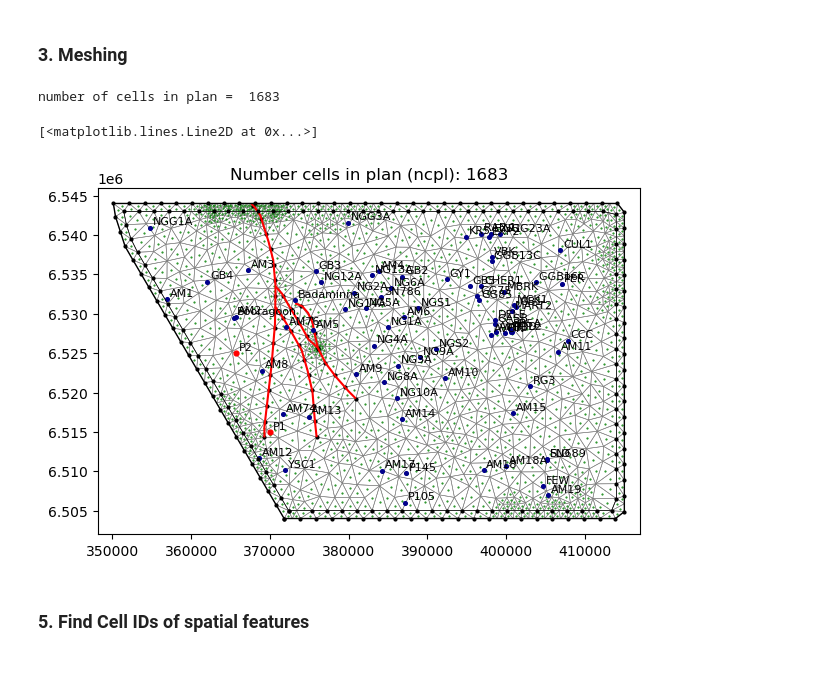
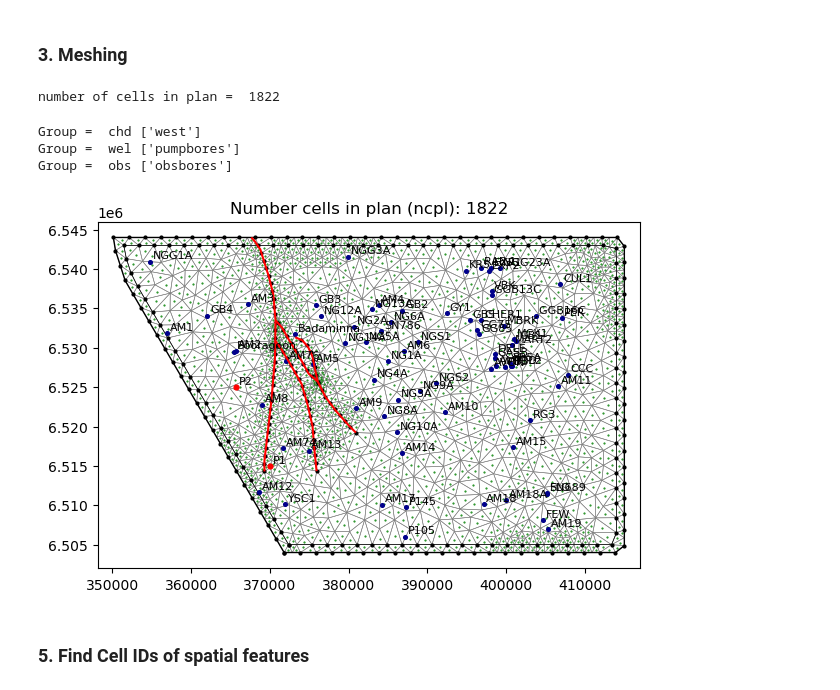
Before and after one commit to malvina-chmielarski/Otorowiri, a Jupyter notebook: scripts/main_script.ipynb, the cells around one changed output. Drawn from its saved outputs; the diff is of its cells as text; code cells hidden in the pictures.

```diff
--- a/scripts/main_script.ipynb
+++ b/scripts/main_script.ipynb
@@ -67,10 +62,13 @@ bonjour
 [interactive output not drawn]
 # %% [markdown]
 ### 3. Meshing
+# %%
+from loopflopy.mesh import Mesh
+special_cells = {'chd': ['west'],
+                 'wel': ['pumpbores'],
+                 'obs': ['obsbores'], }
+mesh = Mesh(plangrid = 'tri', special_cells = special_cells) # special cells to identify as arguements
 # %%
-from loopflopy.mesh import Mesh
-mesh = Mesh(plangrid = 'tri')
-
 mesh.modelmaxtri = 3000000
 mesh.boundmaxtri = 999999999
 mesh.angle = 32   # minimum triangle angles
@@ -86,8 +88,4 @@ boresinner, boresouter, obs_tri_vertices = prepboremesh(spatial, mesh)
 # %%
-import process_mesh
-process_mesh.prepare_nodes(mesh, spatial)
-process_mesh.prepare_polygons(mesh, spatial)
-
 from loopflopy.mesh_routines import tri_meshing
 mesh.cell2d, mesh.xcyc, mesh.vertices, mesh.tri = tri_meshing(project, spatial, mesh)
 mesh.ncpl = len(mesh.cell2d)
@@ -96,32 +94,21 @@ mesh.gi = flopy.utils.GridIntersect(mesh.vgrid)
 mesh.ibd = np.zeros(mesh.ncpl, dtype=int) # empty array top shade important cells
 print('number of cells in plan = ', mesh.ncpl)
 # %% [output]
-number of cells in plan =  1683
+number of cells in plan =  1822
-# %%
-xlim, ylim = [spatial.x0, spatial.x1], [spatial.y0, spatial.y1]
-
-from loopflopy.mesh_routines import plot_cell2d
-fig, ax = plot_cell2d(mesh, spatial, xlim, ylim)
-ax.set_xlim([spatial.x0 - 2000, spatial.x1 + 2000])
-ax.set_ylim([spatial.y0 - 2000, spatial.y1 + 2000])
-
-spatial.faults_gdf.plot(ax=ax, color = 'red', zorder=2)
-spatial.obsbore_gdf.plot(ax=ax, markersize = 7, color = 'darkblue', zorder=2)
-spatial.pumpbore_gdf.plot(ax=ax, markersize = 12, color = 'red', zorder=2)
-
-for x, y, label in zip(spatial.obsbore_gdf.geometry.x, spatial.obsbore_gdf.geometry.y, spatial.obsbore_gdf.ID):
-    ax.annotate(label, xy=(x, y), xytext=(2, 2), size = 8, textcoords="offset points")
-for x, y, label in zip(spatial.pumpbore_gdf.geometry.x, spatial.pumpbore_gdf.geometry.y, spatial.pumpbore_gdf.id):
-    ax.annotate(label, xy=(x, y), xytext=(2, 2), size = 8, textcoords="offset points")
-
-x, y = spatial.model_boundary_poly.exterior.xy
-ax.plot(x, y, '-o', ms = 2, lw = 1, color='black')
-
-x, y = spatial.inner_boundary_poly.exterior.xy
-ax.plot(x, y, '-o', ms = 2, lw = 0.5, color='black')
-# %% [output]
-[<matplotlib.lines.Line2D at 0x...>]
-[figure, removed]
+# %%
+mesh.locate_special_cells(spatial)
+# %% [output]
+Group =  chd ['west']
+Group =  wel ['pumpbores']
+Group =  obs ['obsbores']
+# %%
+xlim = [spatial.x0 - 2000, spatial.x1 + 2000]
+ylim = [spatial.y0 - 2000, spatial.y1 + 2000]
+
+features = ['wel', 'obs', 'fault']
+mesh.plot_cell2d(spatial, features, xlim, ylim)
+# %% [output]
+[figure, added]
 # %% [markdown]
 ### 5. Find Cell IDs of spatial features
 # %%
```
Also changed, not shown: parts of 6 cells of this notebook, 6 other files.
